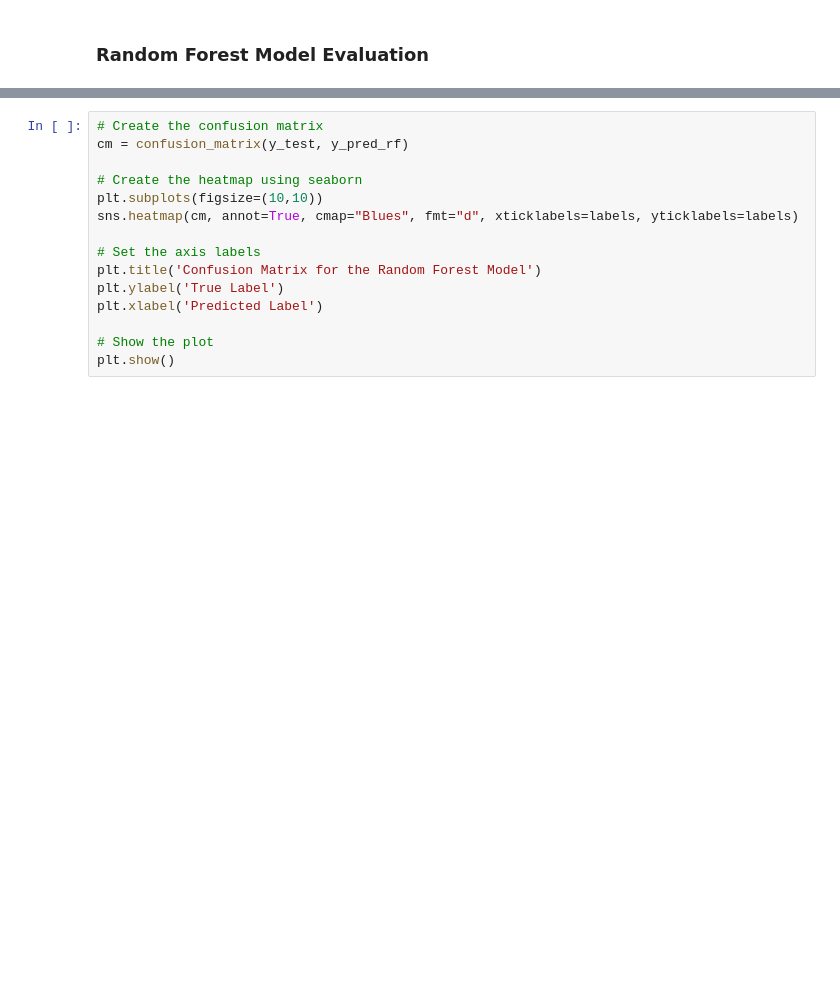
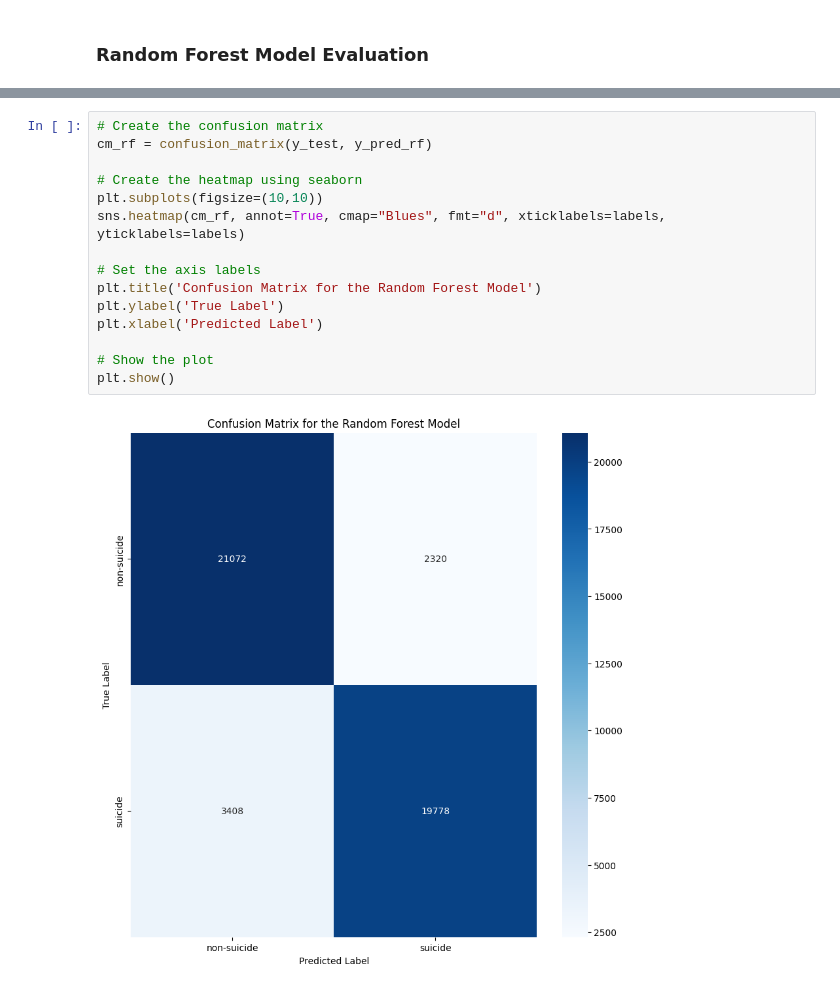
Before and after one commit to SamanthaGuillemette/SOEN471-PROJECT, a Jupyter notebook: 471Project_Team13.ipynb, the cells around one changed output, grey strips where cells are left out. Cells and saved outputs as stored; diff of their text form; blank space fills up the shorter version.

```diff
--- a/471Project_Team13.ipynb
+++ b/471Project_Team13.ipynb
@@ -343,15 +432,17 @@ plt.show()
 # %%
 # Create the confusion matrix
-cm = confusion_matrix(y_test, y_pred_rf)
+cm_rf = confusion_matrix(y_test, y_pred_rf)
 
 # Create the heatmap using seaborn
 plt.subplots(figsize=(10,10))
-sns.heatmap(cm, annot=True, cmap="Blues", fmt="d", xticklabels=labels, yticklabels=labels)
+sns.heatmap(cm_rf, annot=True, cmap="Blues", fmt="d", xticklabels=labels, yticklabels=labels)
 
 # Set the axis labels
 plt.title('Confusion Matrix for the Random Forest Model')
 plt.ylabel('True Label')
 plt.xlabel('Predicted Label')
 
 # Show the plot
 plt.show()
+# %% [output]
+[figure, added]
```
Also changed, not shown: parts of 16 cells of this notebook.
